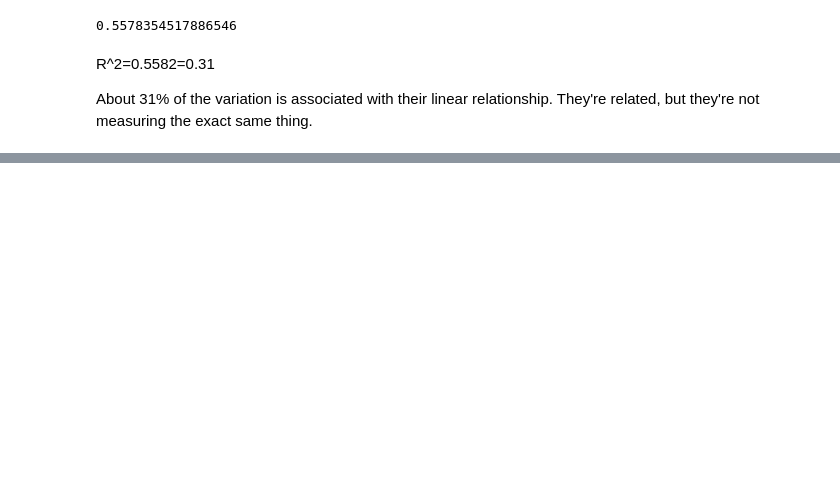
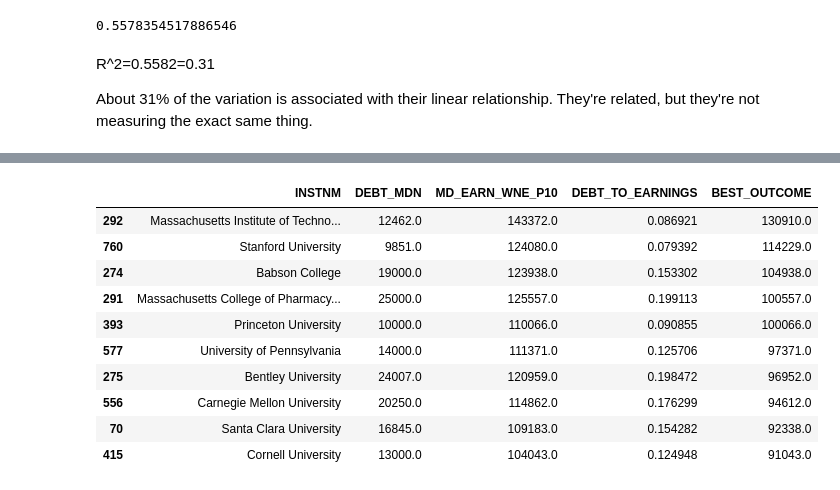
Before and after one commit to DanielYaari28/AIPI510P1, a Jupyter notebook: 02_feature_engineering.ipynb, the cells around one changed output, grey strips where cells are left out. Saved outputs shown, nothing was run; the diff lists cells and outputs as text; code cells hidden in the pictures; blank space fills up the shorter version.

```diff
--- a/02_feature_engineering.ipynb
+++ b/02_feature_engineering.ipynb
@@ -77,3 +77,7 @@ R^2=0.5582=0.31
 
 About 31% of the variation is associated with their linear relationship.
 They're related, but they're not measuring the exact same thing.
+# %%
+df["DEBT_TO_EARNINGS"] = (df["DEBT_MDN"] / df["MD_EARN_WNE_P10"])
+
+df["DEBT_TO_EARNINGS"]
@@ -79,0 +138,26 @@ They're related, but they're not measuring the exact same thing.
+# %%
+df["BEST_OUTCOME"] = (
+    (1 - df["DEBT_TO_EARNINGS"]) * df["MD_EARN_WNE_P10"]
+)
+# %%
+best_outcome = (
+    df
+    .sort_values("BEST_OUTCOME", ascending=False)
+    .head(10)
+    [["INSTNM", "DEBT_MDN", "MD_EARN_WNE_P10",
+      "DEBT_TO_EARNINGS", "BEST_OUTCOME"]]
+)
+
+best_outcome
+# %% [output]
+|  | INSTNM | DEBT_MDN | MD_EARN_WNE_P10 | DEBT_TO_EARNINGS | BEST_OUTCOME |
+| 292 | Massachusetts Institute of Techno... | 12462.0 | 143372.0 | 0.086921 | 130910.0 |
+| 760 | Stanford University | 9851.0 | 124080.0 | 0.079392 | 114229.0 |
+| 274 | Babson College | 19000.0 | 123938.0 | 0.153302 | 104938.0 |
+| 291 | Massachusetts College of Pharmacy... | 25000.0 | 125557.0 | 0.199113 | 100557.0 |
+| 393 | Princeton University | 10000.0 | 110066.0 | 0.090855 | 100066.0 |
+| 577 | University of Pennsylvania | 14000.0 | 111371.0 | 0.125706 | 97371.0 |
+| 275 | Bentley University | 24007.0 | 120959.0 | 0.198472 | 96952.0 |
+| 556 | Carnegie Mellon University | 20250.0 | 114862.0 | 0.176299 | 94612.0 |
+| 70 | Santa Clara University | 16845.0 | 109183.0 | 0.154282 | 92338.0 |
+| 415 | Cornell University | 13000.0 | 104043.0 | 0.124948 | 91043.0 |
```
Also changed, not shown: parts of 13 cells of this notebook.
